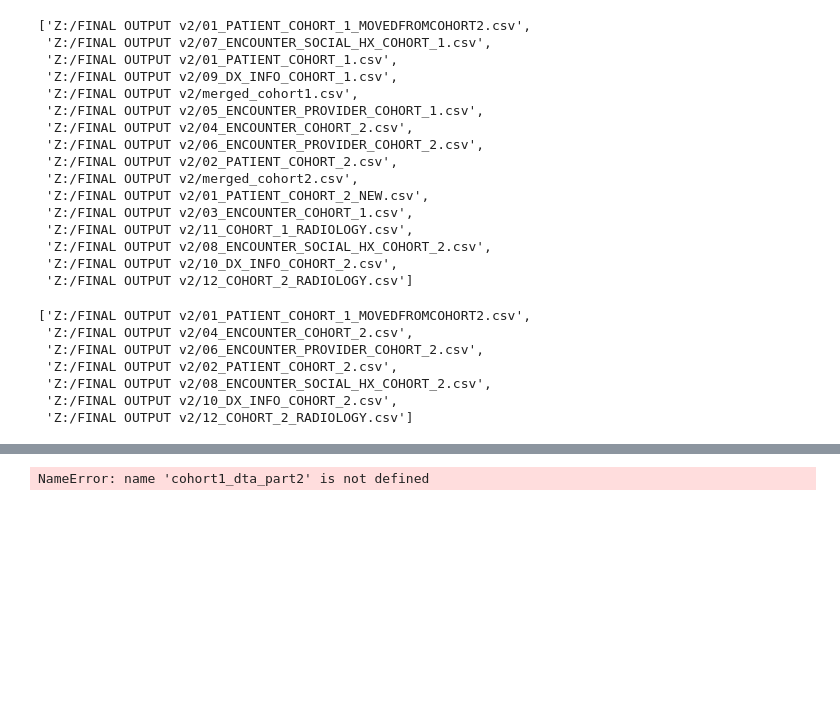
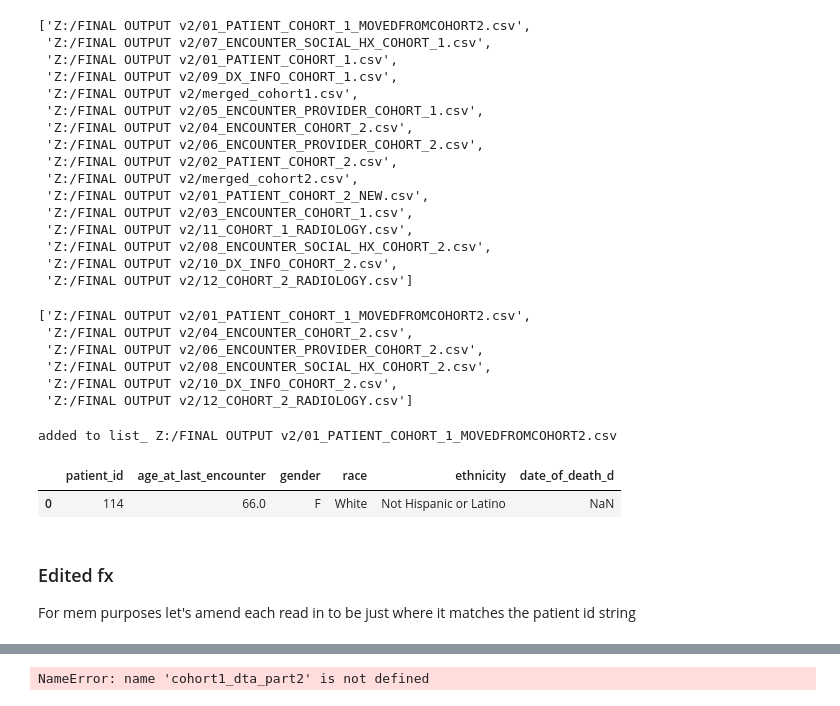
Before and after one commit to kenwancheung/capstone_nlp, a Jupyter notebook: src/joins/joining_datasets.ipynb, the cells around one changed output, grey strips where cells are left out. Cells and saved outputs as stored; diff of their text form; code cells hidden in the pictures; blank space fills up the shorter version.

```diff
--- a/src/joins/joining_datasets.ipynb
+++ b/src/joins/joining_datasets.ipynb
@@ -288,14 +319,38 @@ onlyfiles2
  'Z:/FINAL OUTPUT v2/10_DX_INFO_COHORT_2.csv',
  'Z:/FINAL OUTPUT v2/12_COHORT_2_RADIOLOGY.csv']
 # %%
-onlyfiles2edit = list( onlyfiles2[i] for i in [0, 6, 7, 8, 13,14,15] )
+onlyfiles2edit = list( onlyfiles2[i] for i in [0, 6, 7, 13,14,15] )
+# onlyfiles2edit = list( onlyfiles2[i] for i in [0,15] )
 # %%
 onlyfiles2edit
 # %% [output]
 ['Z:/FINAL OUTPUT v2/01_PATIENT_COHORT_1_MOVEDFROMCOHORT2.csv',
  'Z:/FINAL OUTPUT v2/04_ENCOUNTER_COHORT_2.csv',
  'Z:/FINAL OUTPUT v2/06_ENCOUNTER_PROVIDER_COHORT_2.csv',
- 'Z:/FINAL OUTPUT v2/02_PATIENT_COHORT_2.csv',
  'Z:/FINAL OUTPUT v2/08_ENCOUNTER_SOCIAL_HX_COHORT_2.csv',
  'Z:/FINAL OUTPUT v2/10_DX_INFO_COHORT_2.csv',
  'Z:/FINAL OUTPUT v2/12_COHORT_2_RADIOLOGY.csv']
+# %%
+# test
+def test(listoffiles,like,patientids):
+    for f in listoffiles:
+        if f.find(like) == -1:
+            print("skipped:",f)
+        else:
+            print("added to list_",f)
+            df = pd.read_csv(f,index_col=None, header=0,sep="|")
+            df.columns = [x.lower() for x in df.columns]
+            df = df[df['patient_id'].isin(patientids)]
+            return(df)
+# %%
+patientlist = [114]
+# %%
+test(onlyfiles2edit,"COHORT",patientlist)
+# %% [output]
+added to list_ Z:/FINAL OUTPUT v2/01_PATIENT_COHORT_1_MOVEDFROMCOHORT2.csv
+|  | patient_id | age_at_last_encounter | gender | race | ethnicity | date_of_death_d |
+| 0 | 114 | 66.0 | F | White | Not Hispanic or Latino | NaN |
+# %% [markdown]
+### Edited fx
+
+For mem purposes let's amend each read in to be just where it matches the patient id string
```
Also changed, not shown: parts of 8 cells of this notebook.
